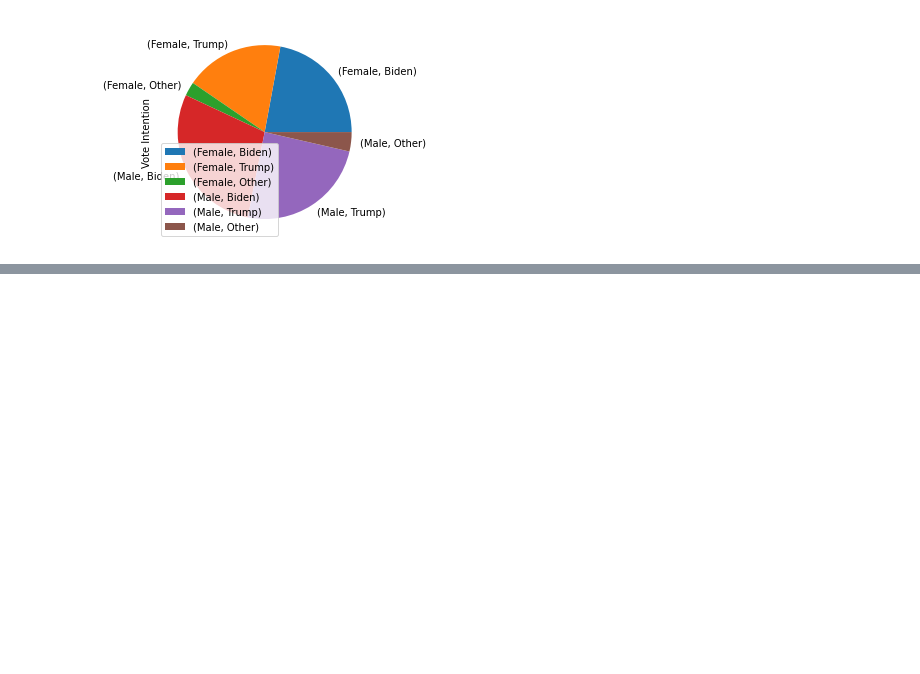
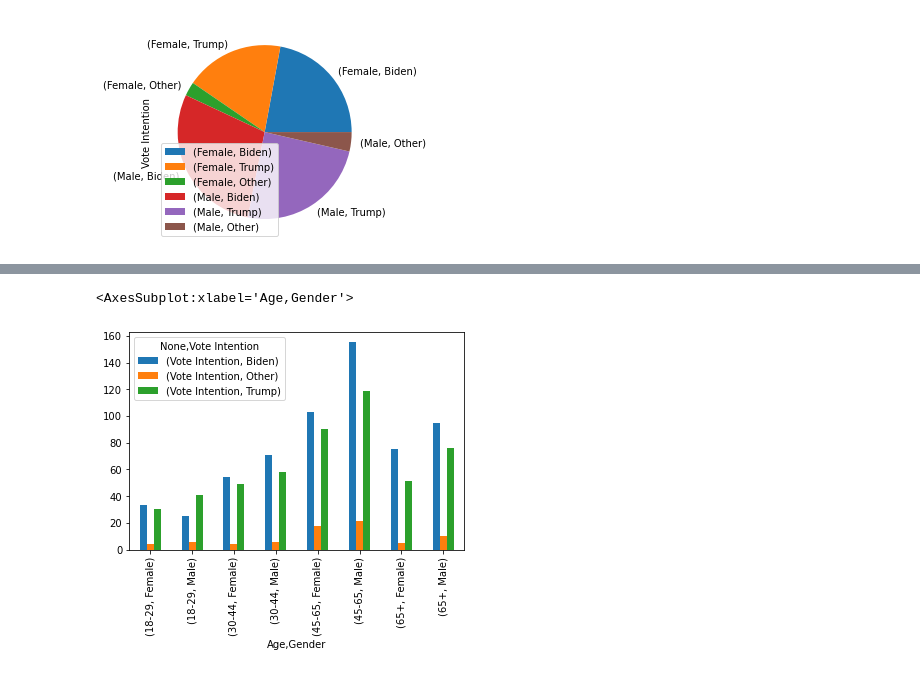
Before and after one commit to Storerun/election, a Jupyter notebook: election.ipynb, the cells around one changed output, grey strips where cells are left out. Saved outputs shown, nothing was run; the diff lists cells and outputs as text; code cells hidden in the pictures; blank space fills up the shorter version.

Commit message:
unstack

```diff
--- a/election.ipynb
+++ b/election.ipynb
@@ -132,3 +132,6 @@ Male    Biden             346
 Name: Vote Intention, dtype: int64
 <AxesSubplot:ylabel='Vote Intention'>
 [figure]
+# %%
+Gender_vote_age = data.groupby(['Age','Gender'])['Vote Intention'].value_counts()
+Gender_vote_age
@@ -134,0 +156,6 @@ Name: Vote Intention, dtype: int64
+# %%
+df2=pd.DataFrame(Gender_vote_age)
+df2.unstack().plot(kind='bar',legend=True)
+# %% [output]
+<AxesSubplot:xlabel='Age,Gender'>
+[figure, added]
```
Also changed, not shown: parts of 1 cell of this notebook.
